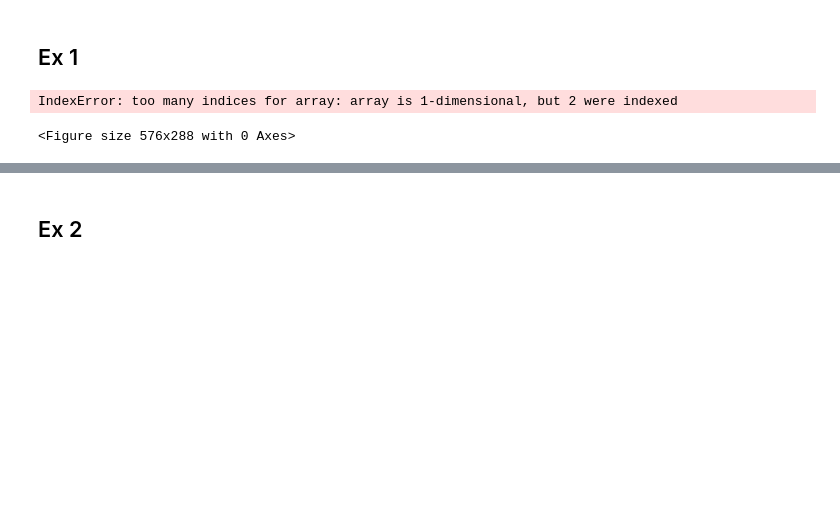
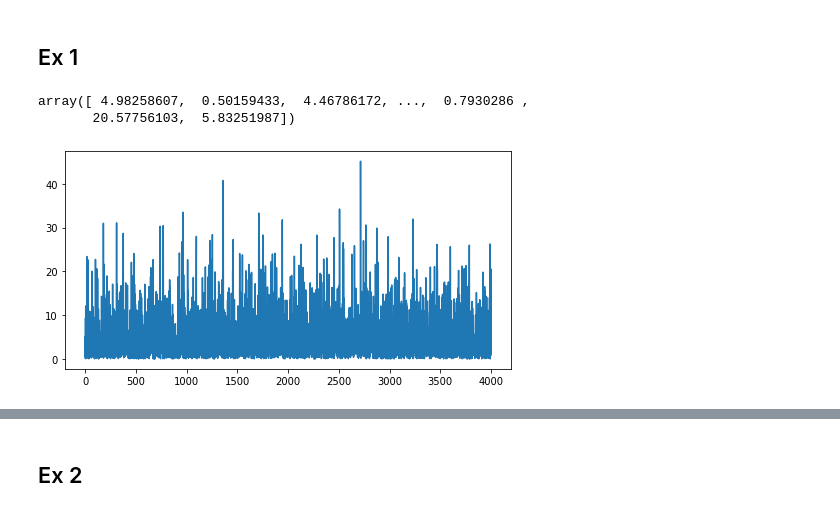
Before and after one commit to mcpeixoto/Computational-Physics-Course, a Jupyter notebook: ficha7.ipynb, the cells around one changed output, grey strips where cells are left out. Drawn from its saved outputs; the diff is of its cells as text; code cells hidden in the pictures; blank space fills up the shorter version.

```diff
--- a/ficha7.ipynb
+++ b/ficha7.ipynb
@@ -17,13 +17,17 @@ from numpy import loadtxt
 ## Ex 1
 # %%
 data = loadtxt("folha7-data1.txt")
+# %%
+data
+# %% [output]
+array([ 4.98258607,  0.50159433,  4.46786172, ...,  0.7930286 ,
+       20.57756103,  5.83251987])
 # %%
 plt.figure(figsize=(8,4))
-plt.plot(data[:,1])
+plt.plot(data)
 plt.show()
 # %% [output]
-IndexError: too many indices for array: array is 1-dimensional, but 2 were indexed
-<Figure size 576x288 with 0 Axes>
+[figure, added]
 # %%
 def DFT(k, x):
     N = len(x)
```
Also changed, not shown: parts of 3 cells of this notebook, 4 other files.
